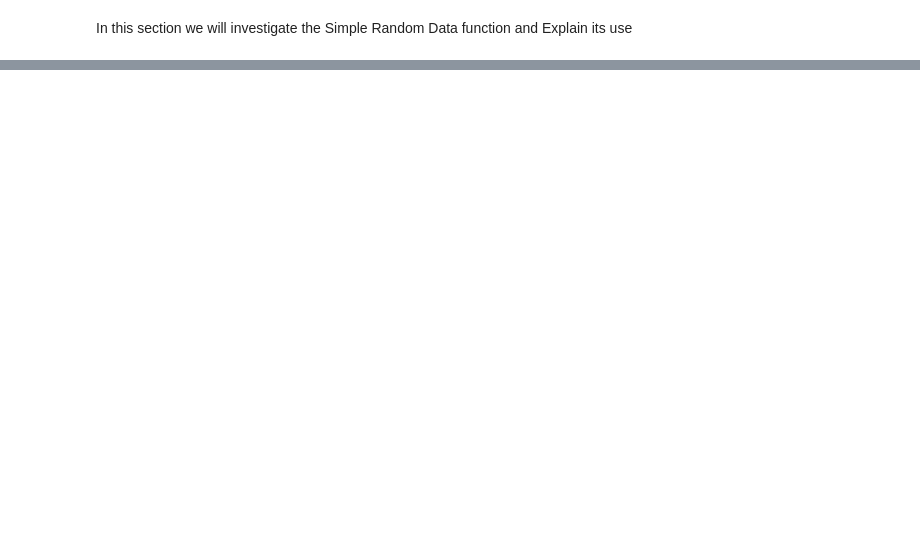
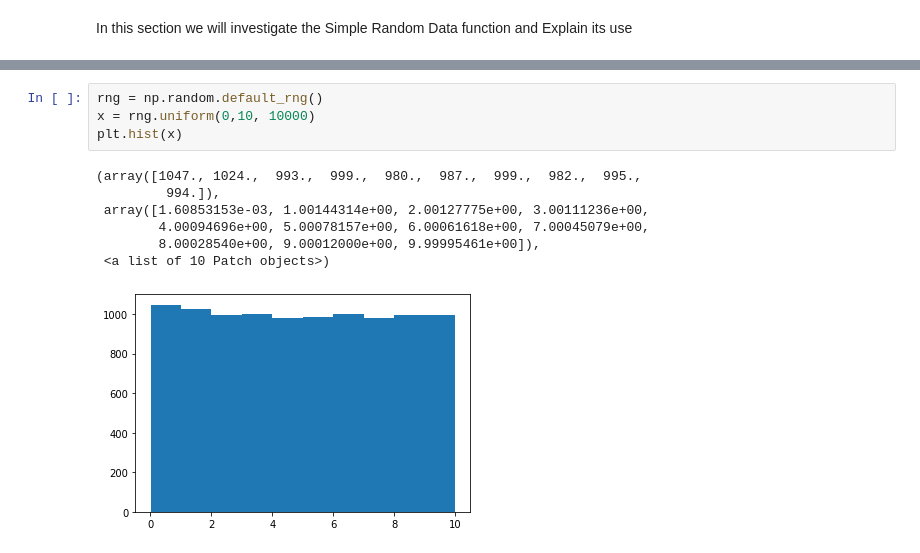
Before and after one commit to shaner1/ProgDA_Task_20, a Jupyter notebook: Numpy .ipynb, the cells around one changed output, grey strips where cells are left out. Saved outputs shown, nothing was run; the diff lists cells and outputs as text; blank space fills up the shorter version.

```diff
--- a/Numpy .ipynb
+++ b/Numpy .ipynb
@@ -195,0 +369,12 @@ In this section we will investigate the Simple Random Data function and Explain
+# %%
+rng = np.random.default_rng()
+x = rng.uniform(0,10, 10000)
+plt.hist(x)
+# %% [output]
+(array([1047., 1024.,  993.,  999.,  980.,  987.,  999.,  982.,  995.,
+         994.]),
+ array([1.60853153e-03, 1.00144314e+00, 2.00127775e+00, 3.00111236e+00,
+        4.00094696e+00, 5.00078157e+00, 6.00061618e+00, 7.00045079e+00,
+        8.00028540e+00, 9.00012000e+00, 9.99995461e+00]),
+ <a list of 10 Patch objects>)
+[figure, added]
```
Also changed, not shown: parts of 44 cells of this notebook.
